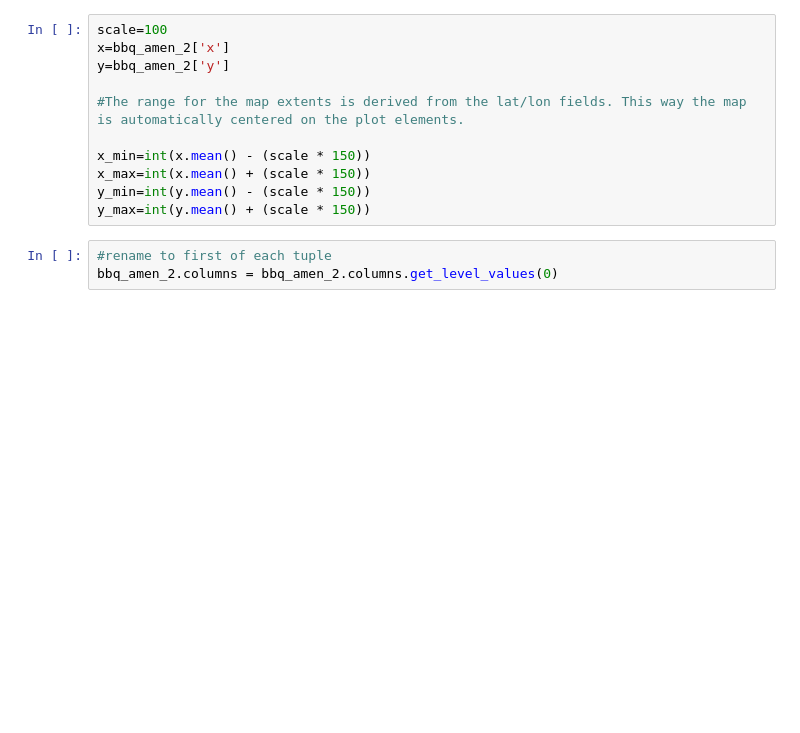
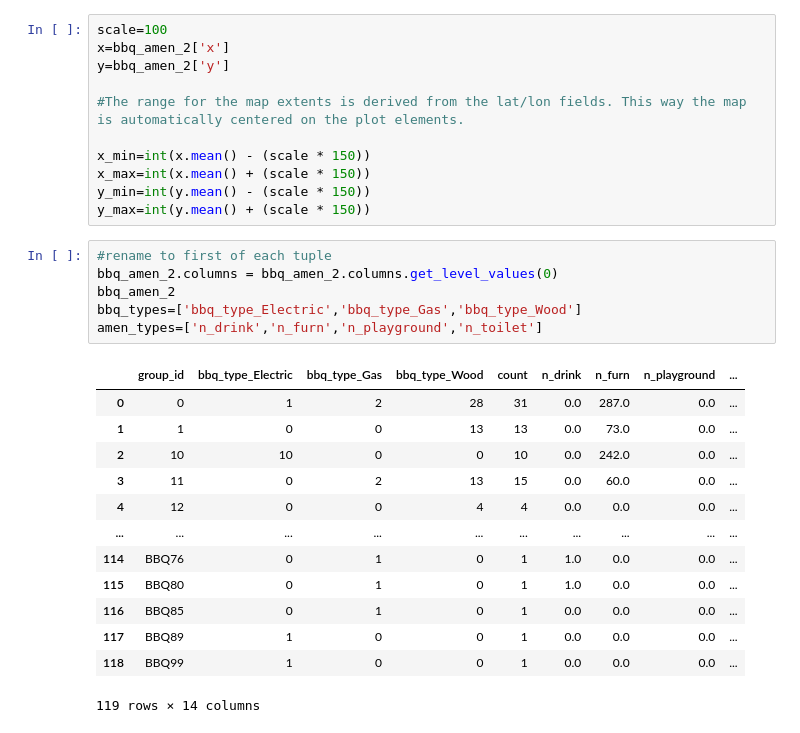
Before and after one commit to cherianb59/where_to_bbq, a Jupyter notebook: Features.ipynb, the cells around one changed output. Saved outputs shown, nothing was run; the diff lists cells and outputs as text; blank space fills up the shorter version.

```diff
--- a/Features.ipynb
+++ b/Features.ipynb
@@ -123,6 +132,23 @@ y_max=int(y.mean() + (scale * 150))
 # %%
 #rename to first of each tuple
 bbq_amen_2.columns = bbq_amen_2.columns.get_level_values(0)
+bbq_amen_2
+bbq_types=['bbq_type_Electric','bbq_type_Gas','bbq_type_Wood']
+amen_types=['n_drink','n_furn','n_playground','n_toilet']
+# %% [output]
+|  | group_id | bbq_type_Electric | bbq_type_Gas | bbq_type_Wood | count | n_drink | n_furn | n_playground | ... |
+| 0 | 0 | 1 | 2 | 28 | 31 | 0.0 | 287.0 | 0.0 | ... |
+| 1 | 1 | 0 | 0 | 13 | 13 | 0.0 | 73.0 | 0.0 | ... |
+| 2 | 10 | 10 | 0 | 0 | 10 | 0.0 | 242.0 | 0.0 | ... |
+| 3 | 11 | 0 | 2 | 13 | 15 | 0.0 | 60.0 | 0.0 | ... |
+| 4 | 12 | 0 | 0 | 4 | 4 | 0.0 | 0.0 | 0.0 | ... |
+| ... | ... | ... | ... | ... | ... | ... | ... | ... | ... |
+| 114 | BBQ76 | 0 | 1 | 0 | 1 | 1.0 | 0.0 | 0.0 | ... |
+| 115 | BBQ80 | 0 | 1 | 0 | 1 | 1.0 | 0.0 | 0.0 | ... |
+| 116 | BBQ85 | 0 | 1 | 0 | 1 | 0.0 | 0.0 | 0.0 | ... |
+| 117 | BBQ89 | 1 | 0 | 0 | 1 | 0.0 | 0.0 | 0.0 | ... |
+| 118 | BBQ99 | 1 | 0 | 0 | 1 | 0.0 | 0.0 | 0.0 | ... |
+119 rows × 14 columns
 # %%
 
 #Defining the map tiles to use. I use OSM, but you can also use ESRI images or google street maps.
```
Also changed, not shown: parts of 4 cells of this notebook, 2 other files.
